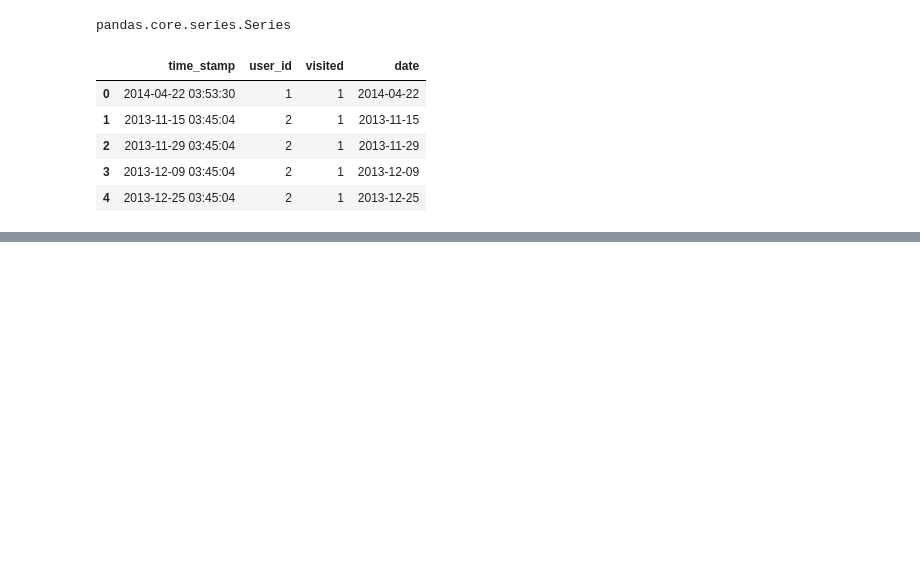
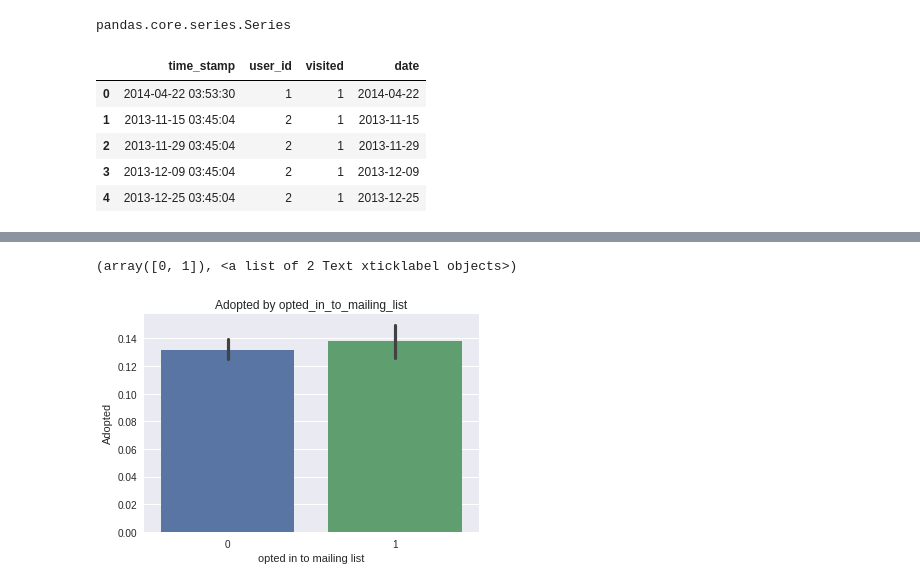
Before and after one commit to anxin16/Relax-Data-Science-Challenge, a Jupyter notebook: Relax_Challenge_Solution.ipynb, the cells around one changed output, grey strips where cells are left out. Drawn from its saved outputs; the diff is of its cells as text; code cells hidden in the pictures; blank space fills up the shorter version.

```diff
--- a/Relax_Challenge_Solution.ipynb
+++ b/Relax_Challenge_Solution.ipynb
@@ -123,0 +215,9 @@ TypeError: 'bool' object is not callable
+# %%
+sns.barplot(x='opted_in_to_mailing_list', y='adopted', data=df_users)
+plt.title('Adopted by opted_in_to_mailing_list')
+plt.xlabel("opted in to mailing list")
+plt.ylabel("Adopted")
+plt.xticks(rotation=0)
+# %% [output]
+(array([0, 1]), <a list of 2 Text xticklabel objects>)
+[figure, added]
```
Also changed, not shown: parts of 42 cells of this notebook.
